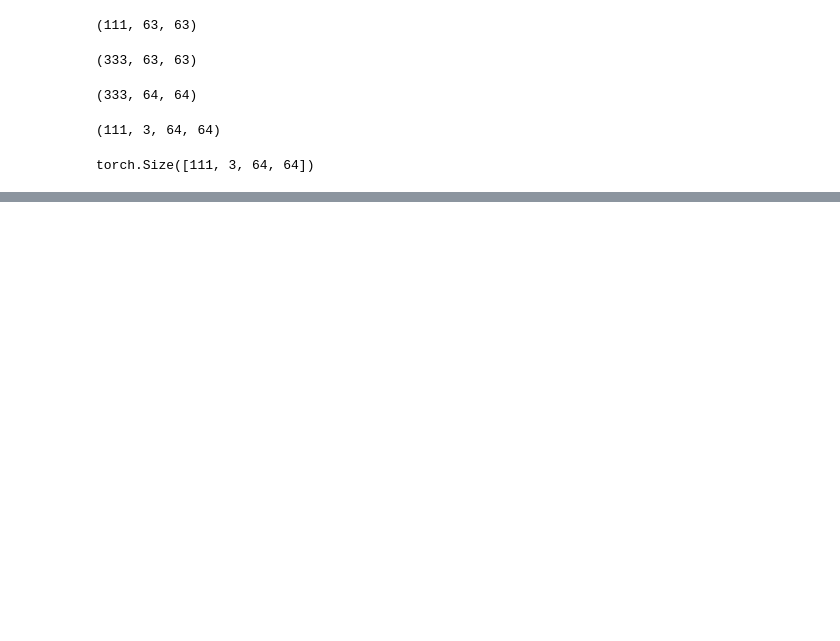
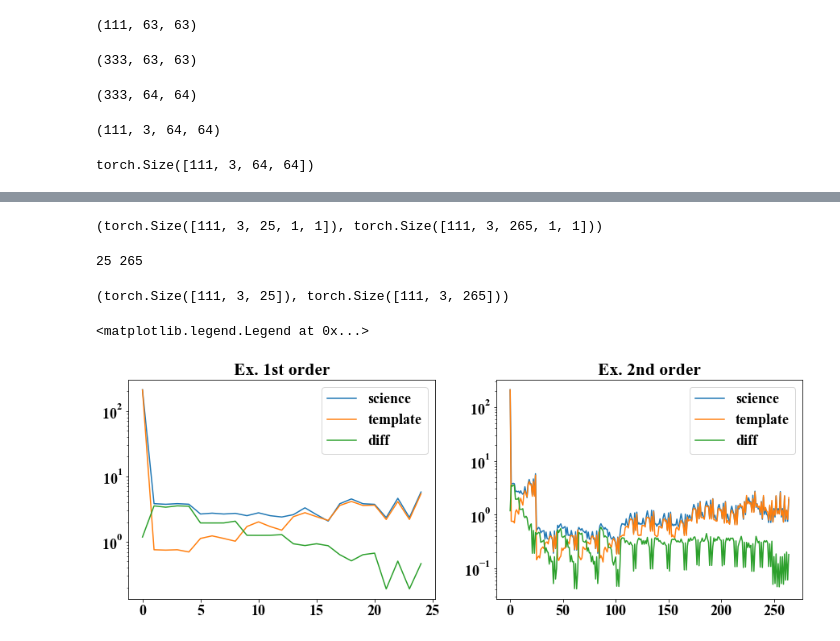
Before and after one commit to jecampagne/finkscatt, a Jupyter notebook: fink-scatt.ipynb, the cells around one changed output, grey strips where cells are left out. Cells and saved outputs as stored; diff of their text form; code cells hidden in the pictures; blank space fills up the shorter version.

```diff
--- a/fink-scatt.ipynb
+++ b/fink-scatt.ipynb
@@ -135,0 +145,36 @@ plt.legend()
+# %%
+coeffs1.shape, coeffs2.shape
+# %% [output]
+(torch.Size([111, 3, 25, 1, 1]), torch.Size([111, 3, 265, 1, 1]))
+# %%
+tmp1=np.squeeze(coeffs1)
+tmp2=np.squeeze(coeffs2)
+# %%
+#N 3 K=1+J*L+L^2 J(J-1)/2
+K1=1+J*L # max order =1
+K=1+J*L+L**2*J*(J-1)//2  # max order =2
+print(K1,K)
+tmp1.shape, tmp2.shape
+# %% [output]
+25 265
+(torch.Size([111, 3, 25]), torch.Size([111, 3, 265]))
+# %%
+fig, axs = plt.subplots(figsize=(15,5), nrows=1,ncols=2)
+axs[0].plot(tmp1[0,0],label='science')
+axs[0].plot(tmp1[0,1],label='template')
+axs[0].plot(tmp1[0,2],label='diff')
+#plt.plot(tmp1[0]-tmp1[1],label='diff manuelle')
+axs[0].set_title("Ex. 1st order")
+axs[0].set_yscale('log')
+axs[0].legend()
+
+axs[1].plot(tmp2[0,0],label='science')
+axs[1].plot(tmp2[0,1],label='template')
+axs[1].plot(tmp2[0,2],label='diff')
+#plt.plot(tmp1[0]-tmp1[1],label='diff manuelle')
+axs[1].set_title("Ex. 2nd order")
+axs[1].set_yscale('log')
+axs[1].legend()
+# %% [output]
+<matplotlib.legend.Legend at 0x...>
+[figure, added]
```
Also changed, not shown: parts of 11 cells of this notebook.
